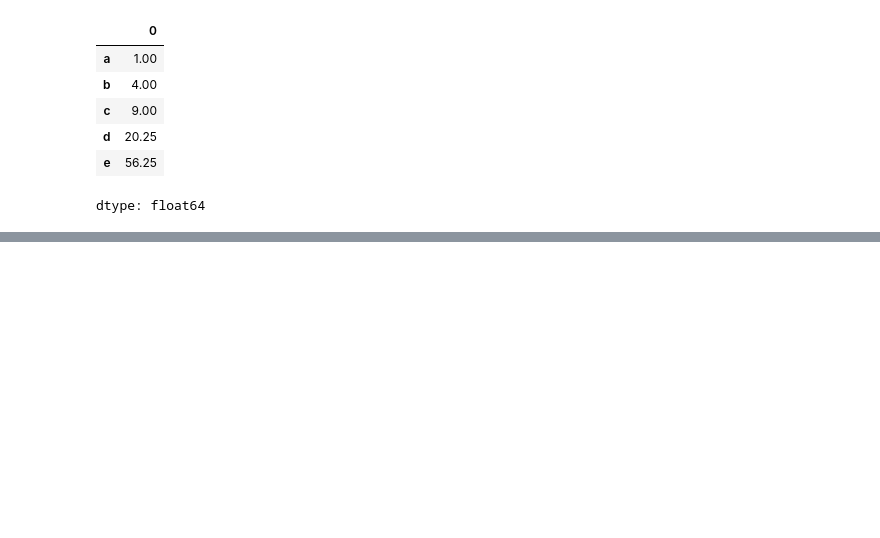
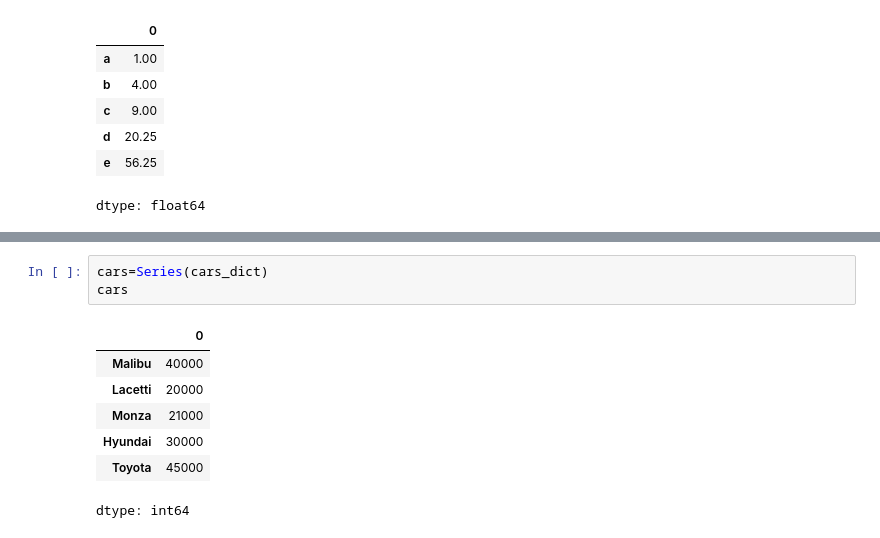
Before and after one commit to makhmudovamunira/DataScience_Mohirdev, a Jupyter notebook: Series.ipynb, the cells around one changed output, grey strips where cells are left out. Saved outputs shown, nothing was run; the diff lists cells and outputs as text; blank space fills up the shorter version.

```diff
--- a/Series.ipynb
+++ b/Series.ipynb
@@ -94,0 +106,11 @@ dtype: float64
+# %%
+cars=Series(cars_dict)
+cars
+# %% [output]
+|  | 0 |
+| Malibu | 40000 |
+| Lacetti | 20000 |
+| Monza | 21000 |
+| Hyundai | 30000 |
+| Toyota | 45000 |
+dtype: int64
```
Also changed, not shown: parts of 8 cells of this notebook.
